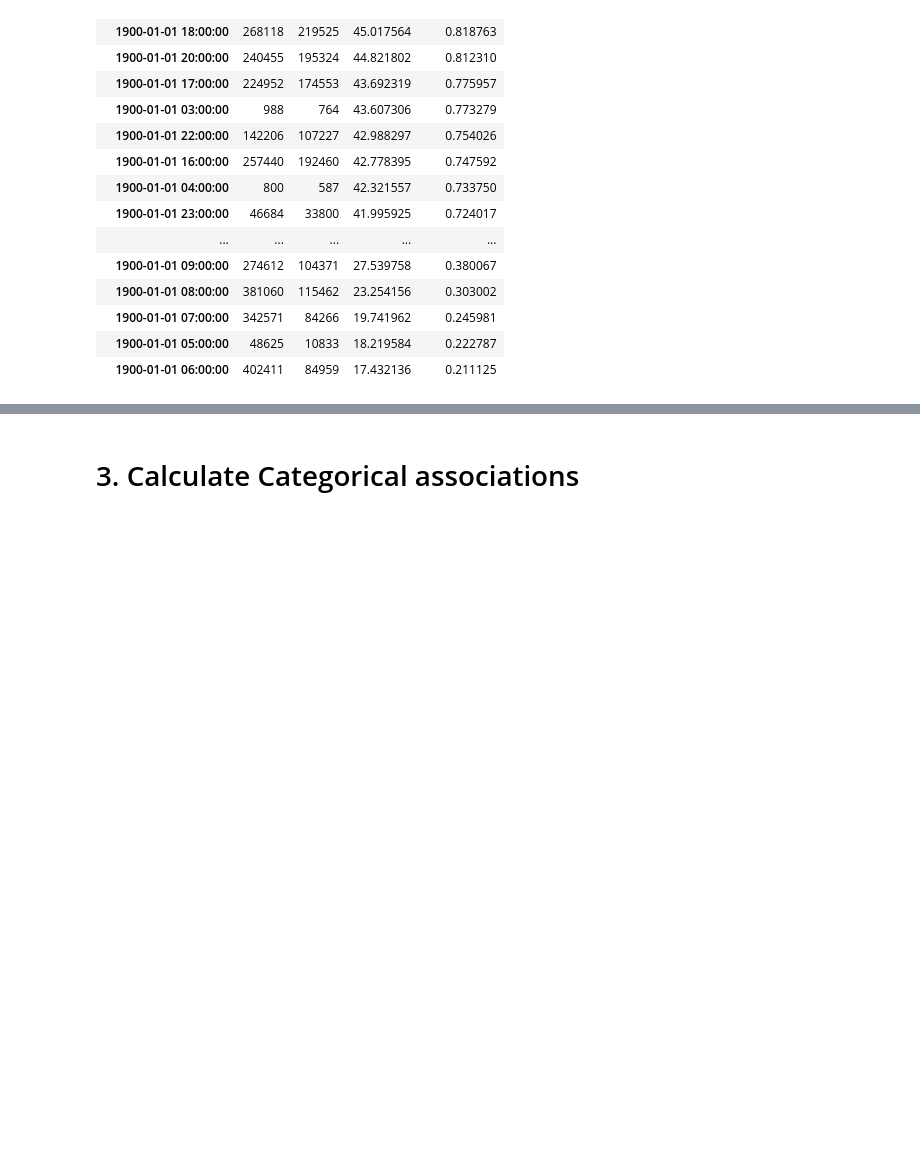
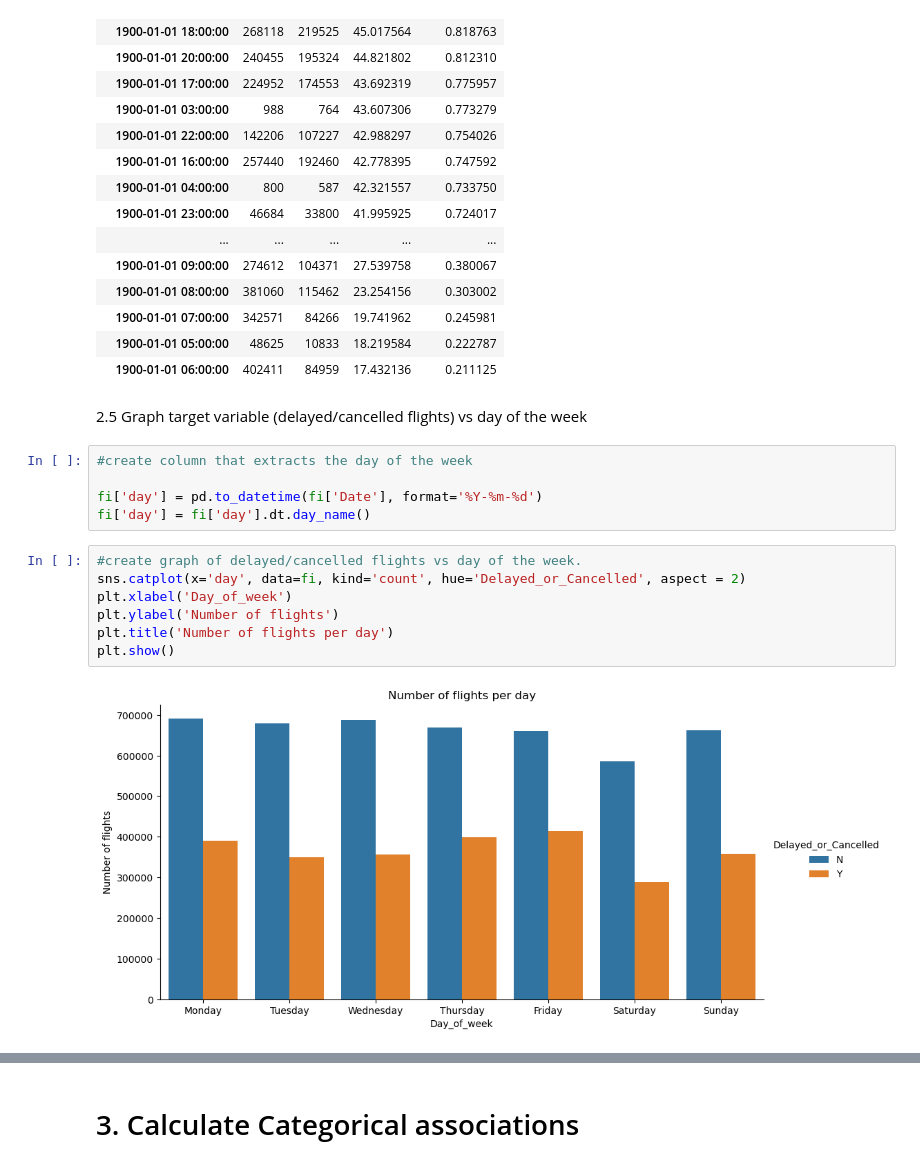
Before and after one commit to segoldsmith/Capstone2, a Jupyter notebook: capstone2_EDA.ipynb, the cells around one changed output, grey strips where cells are left out. Cells and saved outputs as stored; diff of their text form; blank space fills up the shorter version.

```diff
--- a/capstone2_EDA.ipynb
+++ b/capstone2_EDA.ipynb
@@ -259,3 +265,19 @@ yn_hour.sort_values('percent_Y', ascending = False)
 | 1900-01-01 07:00:00 | 342571 | 84266 | 19.741962 | 0.245981 |
 | 1900-01-01 05:00:00 | 48625 | 10833 | 18.219584 | 0.222787 |
 | 1900-01-01 06:00:00 | 402411 | 84959 | 17.432136 | 0.211125 |
+# %% [markdown]
+2.5 Graph target variable (delayed/cancelled flights) vs day of the week
+# %%
+#create column that extracts the day of the week
+
+fi['day'] = pd.to_datetime(fi['Date'], format='%Y-%m-%d')
+fi['day'] = fi['day'].dt.day_name()
+# %%
+#create graph of delayed/cancelled flights vs day of the week.
+sns.catplot(x='day', data=fi, kind='count', hue='Delayed_or_Cancelled', aspect = 2)
+plt.xlabel('Day_of_week')
+plt.ylabel('Number of flights')
+plt.title('Number of flights per day')
+plt.show()
+# %% [output]
+[figure, added]
```
Also changed, not shown: parts of 81 cells of this notebook.
